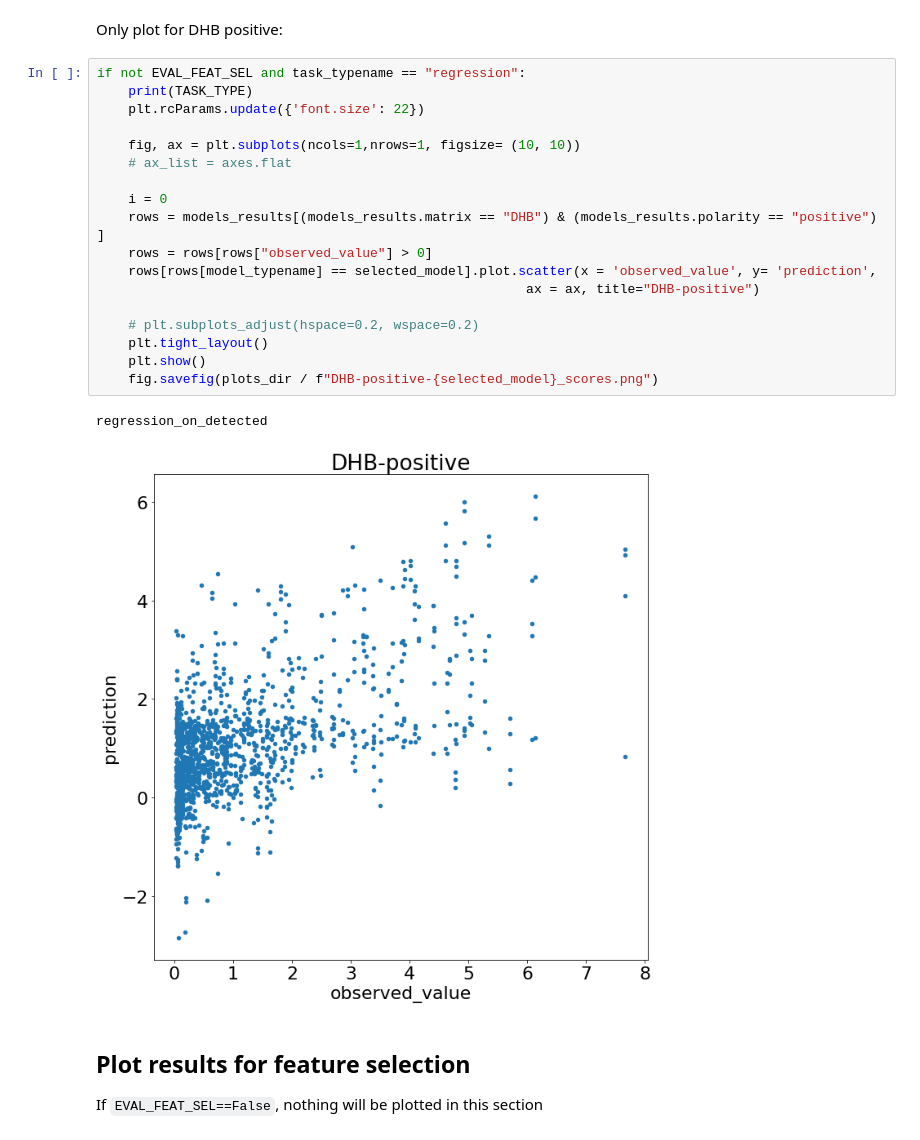
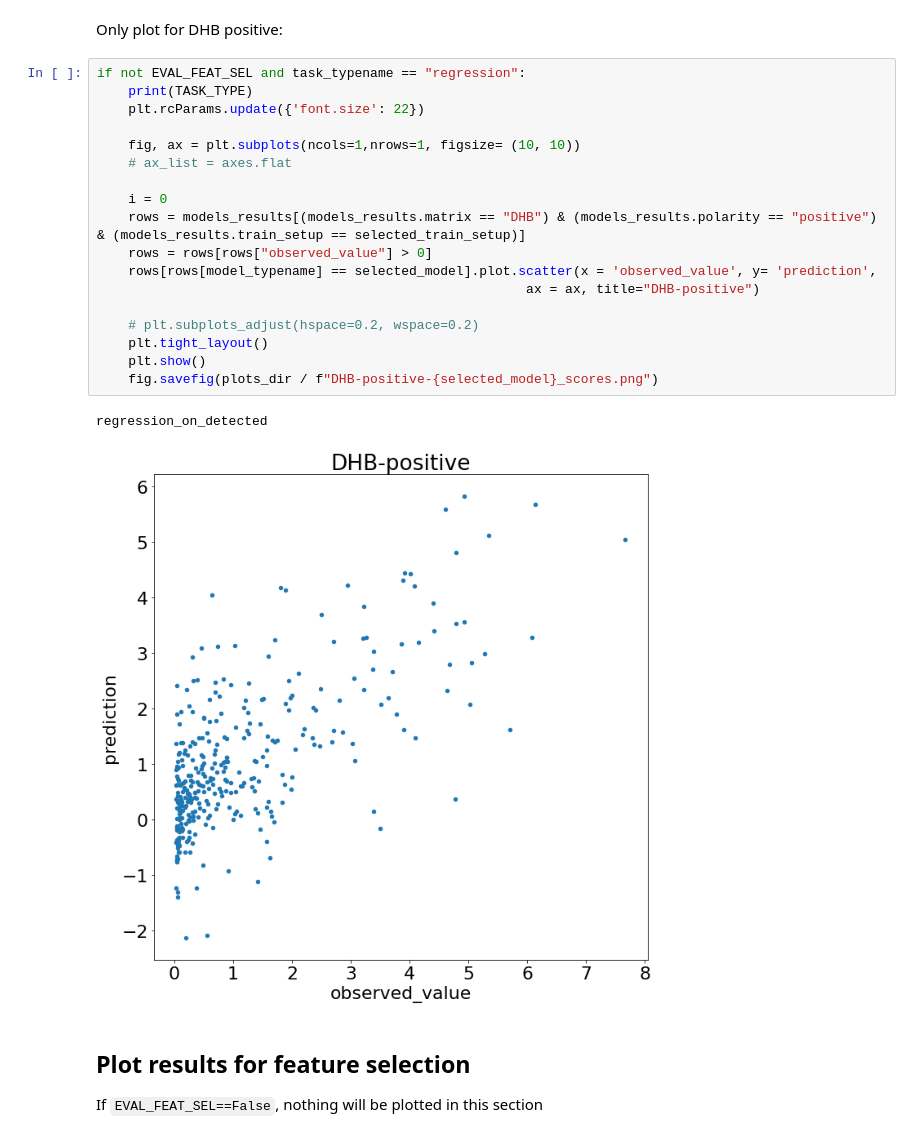
Before and after one commit to alexandrovteam/predicting-APMALDI-response, a Jupyter notebook: notebooks/eval_models.ipynb, the cells around one changed output. Cells and saved outputs as stored; diff of their text form.

Commit message:
Fix bug scatter plots

```diff
--- a/notebooks/eval_models.ipynb
+++ b/notebooks/eval_models.ipynb
@@ -288,24 +288,24 @@ Only plot for DHB positive:
 # %%
 if not EVAL_FEAT_SEL and task_typename == "regression":
     print(TASK_TYPE)
     plt.rcParams.update({'font.size': 22})
 
     fig, ax = plt.subplots(ncols=1,nrows=1, figsize= (10, 10))
     # ax_list = axes.flat
 
     i = 0
-    rows = models_results[(models_results.matrix == "DHB") & (models_results.polarity == "positive") ]
+    rows = models_results[(models_results.matrix == "DHB") & (models_results.polarity == "positive") & (models_results.train_setup == selected_train_setup)]
     rows = rows[rows["observed_value"] > 0]
     rows[rows[model_typename] == selected_model].plot.scatter(x = 'observed_value', y= 'prediction',
                                                        ax = ax, title="DHB-positive")
 
     # plt.subplots_adjust(hspace=0.2, wspace=0.2)
     plt.tight_layout()
     plt.show()
     fig.savefig(plots_dir / f"DHB-positive-{selected_model}_scores.png")
 # %% [output]
 regression_on_detected
-[figure, old version]
+[figure, new version]
 # %% [markdown]
 ## Plot results for feature selection
 If `EVAL_FEAT_SEL==False`, nothing will be plotted in this section
```
